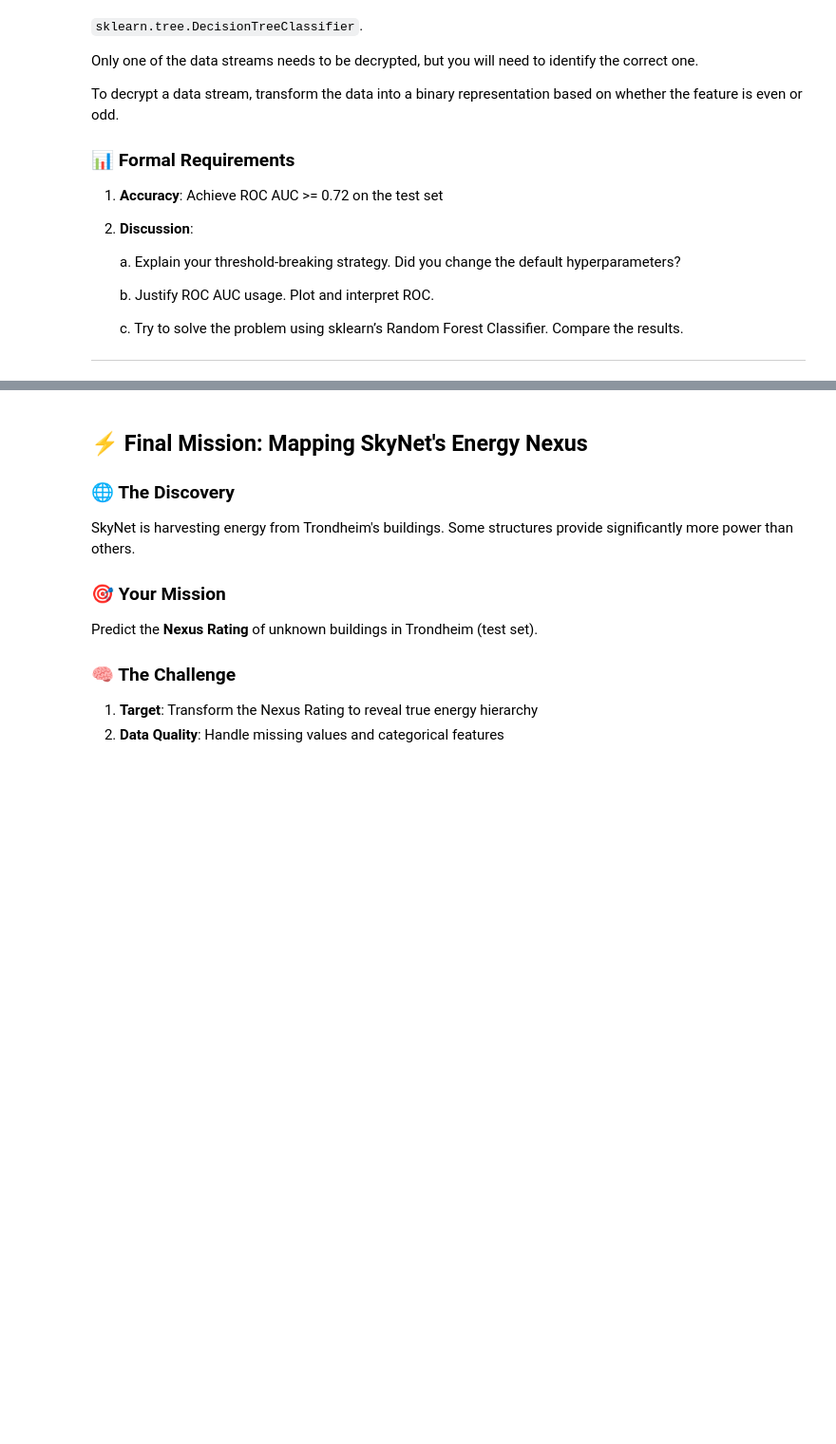
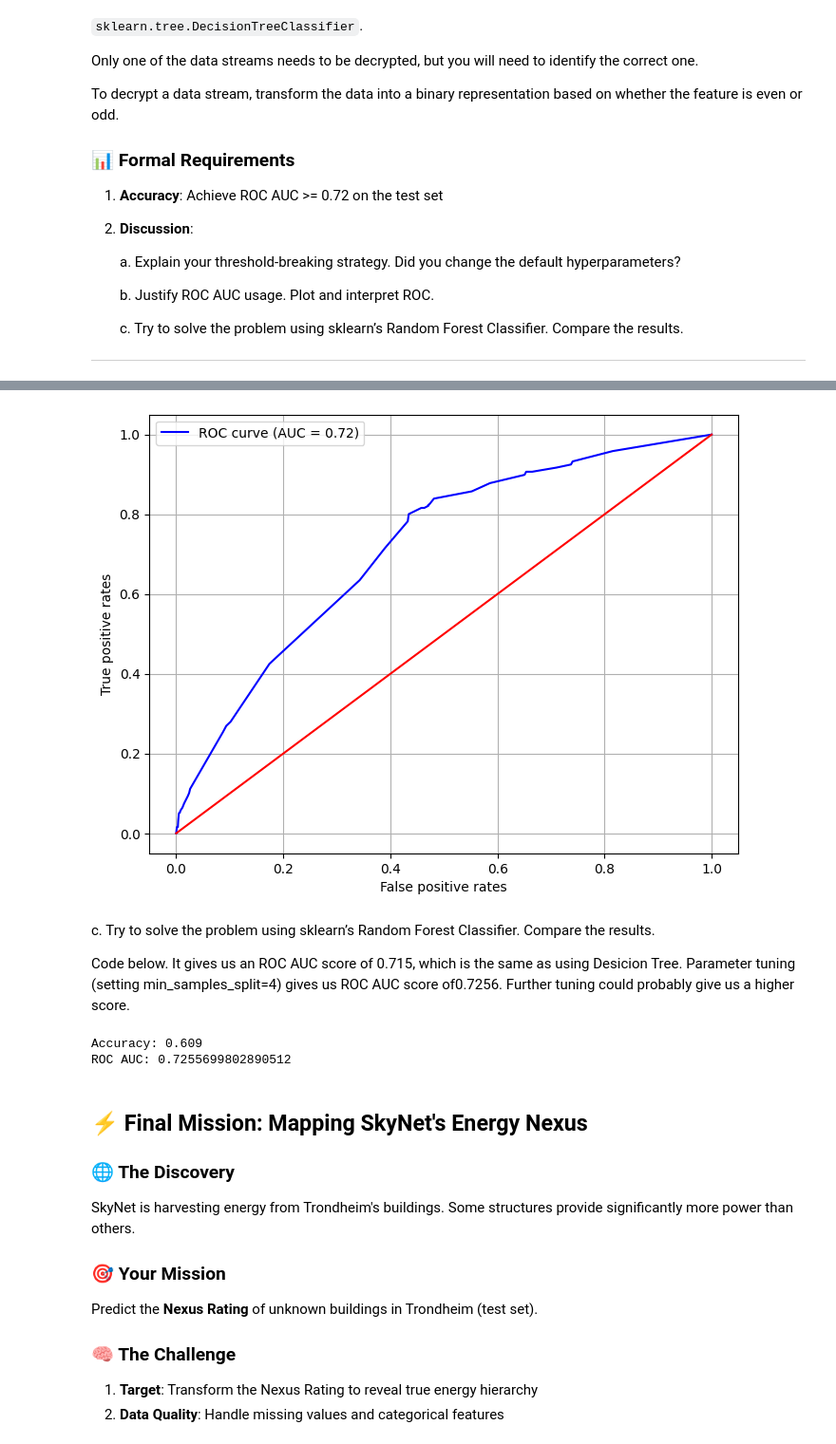
Before and after one commit to leewberg/TDT4172, a Jupyter notebook: Assignment1/Chapter_1.ipynb, the cells around one changed output, grey strips where cells are left out. Shown: that part at 95% size. Saved outputs shown, nothing was run; the diff lists cells and outputs as text; code cells hidden in the pictures; blank space fills up the shorter version.

```diff
--- a/Assignment1/Chapter_1.ipynb
+++ b/Assignment1/Chapter_1.ipynb
@@ -271,0 +298,8 @@ test = pd.read_csv('mission3_test.csv')
+# %%
+model_d = DecisionTreeClassifier(
+    criterion='entropy',
+    max_depth = 7,
+    class_weight='balanced'
+)
+
+model_d.fit(x_train, y_train)
@@ -271,0 +309,9 @@ test = pd.read_csv('mission3_test.csv')
+# %%
+y_pred = model_d.predict(x_test)
+y_pred_prob = model_d.predict_proba(x_test)[:, 1]
+
+acc = accuracy_score(y_test, y_pred)
+
+print(f"Accuracy: {acc}")
+roc_auc = roc_auc_score(y_test, y_pred_prob)
+print(f"ROC AUC score: {round(roc_auc, 2)}")
@@ -272,3 +330,41 @@ test = pd.read_csv('mission3_test.csv')
+# %%
+fpr, tpr, tresholds = roc_curve(y_test, y_pred_prob)
+auc_roc = roc_auc_score(y_test, y_pred_prob)
+
+plt.figure(figsize=(8, 6))
+plt.plot(fpr, tpr, color='b', label=f'ROC curve (AUC = {auc_roc:.2f})')
+plt.plot([0,1], [0,1], color = 'r')
+plt.xlabel("False positive rates")
+plt.ylabel("True positive rates")
+plt.legend()
+plt.grid()
+plt.show()
+# %% [output]
+[figure, added]
+# %% [markdown]
+
+c. Try to solve the problem using sklearn’s Random Forest Classifier. Compare the results.
+
+Code below. It gives us an ROC AUC score of 0.715, which is the same as using Desicion Tree. Parameter tuning (setting min_samples_split=4) gives us ROC AUC score of0.7256. Further tuning could probably give us a higher score.
+# %%
+from sklearn.ensemble import RandomForestClassifier
+
+sk_model = RandomForestClassifier(
+    max_depth=7,
+    class_weight="balanced",
+    min_samples_split=4
+)
+
+sk_model.fit(x_train, y_train)
+y_pred_prob = sk_model.predict_proba(x_test)[:, 1]
+
+acc = accuracy_score(y_test, y_pred)
+roc_auc = roc_auc_score(y_test, y_pred_prob)
+print(f"Accuracy: {acc}")
+print(f"ROC AUC: {roc_auc}")
+# %% [output]
+Accuracy: 0.609
+ROC AUC: 0.7255699802890512
 # %% [markdown]
 ## ⚡ Final Mission: Mapping SkyNet's Energy Nexus
 
```
Also changed, not shown: parts of 6 cells of this notebook.
